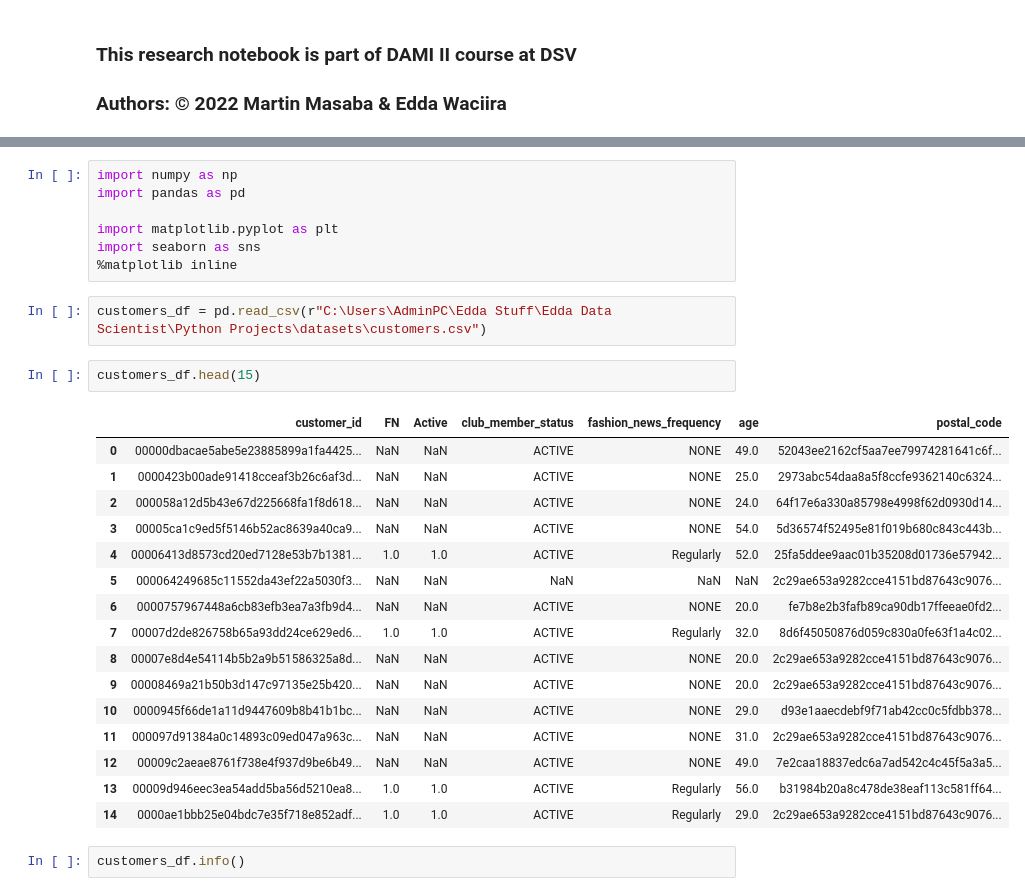
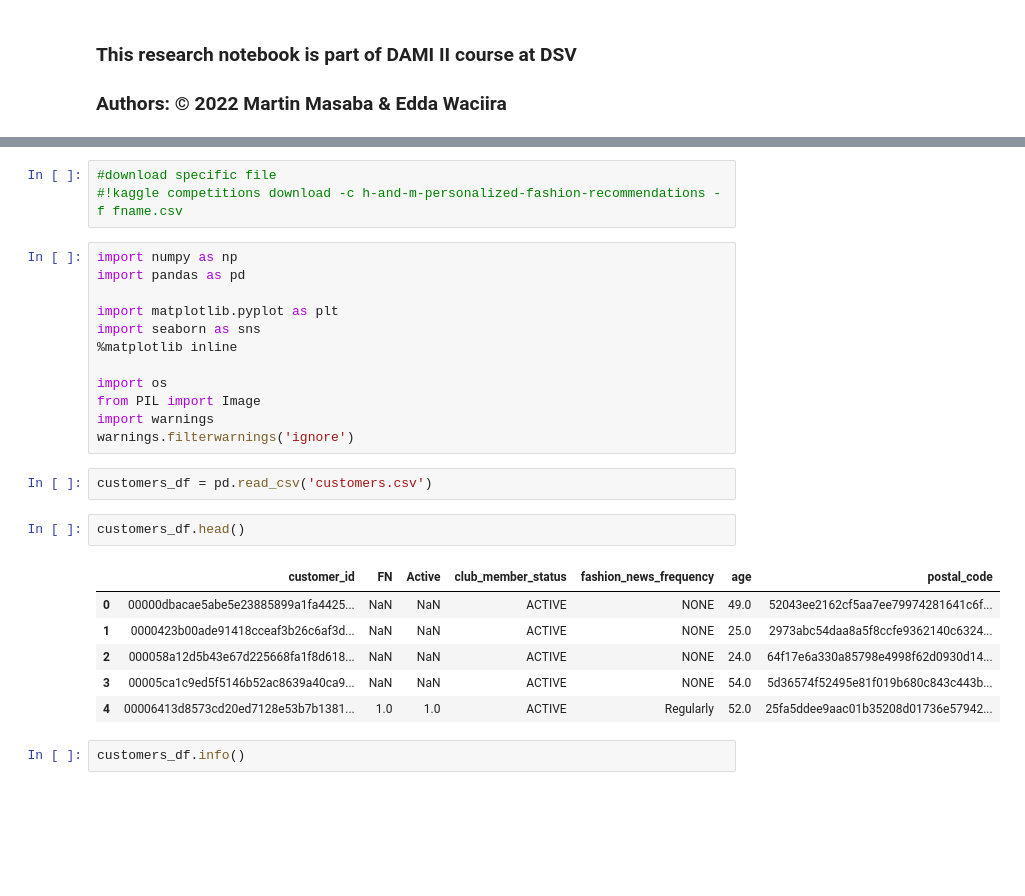
Before and after one commit to Martin-Msb/context-aware-recommendation, a Jupyter notebook: context_aware_recommender.ipynb, the cells around one changed output, grey strips where cells are left out. Saved outputs shown, nothing was run; the diff lists cells and outputs as text; blank space fills up the shorter version.

```diff
--- a/context_aware_recommender.ipynb
+++ b/context_aware_recommender.ipynb
@@ -7,3 +63,6 @@
+# %%
+#download specific file
+#!kaggle competitions download -c h-and-m-personalized-fashion-recommendations -f fname.csv
 # %%
 import numpy as np
 import pandas as pd
@@ -11,27 +70,22 @@ import pandas as pd
 import matplotlib.pyplot as plt
 import seaborn as sns
 %matplotlib inline
+
+import os
+from PIL import Image
+import warnings
+warnings.filterwarnings('ignore')
 # %%
-customers_df = pd.read_csv(r"C:\Users\AdminPC\Edda Stuff\Edda Data Scientist\Python Projects\datasets\customers.csv")
+customers_df = pd.read_csv('customers.csv')
 # %%
-customers_df.head(15)
+customers_df.head()
 # %% [output]
 |  | customer_id | FN | Active | club_member_status | fashion_news_frequency | age | postal_code |
 | 0 | 00000dbacae5abe5e23885899a1fa4425... | NaN | NaN | ACTIVE | NONE | 49.0 | 52043ee2162cf5aa7ee79974281641c6f... |
 | 1 | 0000423b00ade91418cceaf3b26c6af3d... | NaN | NaN | ACTIVE | NONE | 25.0 | 2973abc54daa8a5f8ccfe9362140c6324... |
 | 2 | 000058a12d5b43e67d225668fa1f8d618... | NaN | NaN | ACTIVE | NONE | 24.0 | 64f17e6a330a85798e4998f62d0930d14... |
 | 3 | 00005ca1c9ed5f5146b52ac8639a40ca9... | NaN | NaN | ACTIVE | NONE | 54.0 | 5d36574f52495e81f019b680c843c443b... |
 | 4 | 00006413d8573cd20ed7128e53b7b1381... | 1.0 | 1.0 | ACTIVE | Regularly | 52.0 | 25fa5ddee9aac01b35208d01736e57942... |
-| 5 | 000064249685c11552da43ef22a5030f3... | NaN | NaN | NaN | NaN | NaN | 2c29ae653a9282cce4151bd87643c9076... |
-| 6 | 0000757967448a6cb83efb3ea7a3fb9d4... | NaN | NaN | ACTIVE | NONE | 20.0 | fe7b8e2b3fafb89ca90db17ffeeae0fd2... |
-| 7 | 00007d2de826758b65a93dd24ce629ed6... | 1.0 | 1.0 | ACTIVE | Regularly | 32.0 | 8d6f45050876d059c830a0fe63f1a4c02... |
-| 8 | 00007e8d4e54114b5b2a9b51586325a8d... | NaN | NaN | ACTIVE | NONE | 20.0 | 2c29ae653a9282cce4151bd87643c9076... |
-| 9 | 00008469a21b50b3d147c97135e25b420... | NaN | NaN | ACTIVE | NONE | 20.0 | 2c29ae653a9282cce4151bd87643c9076... |
-| 10 | 0000945f66de1a11d9447609b8b41b1bc... | NaN | NaN | ACTIVE | NONE | 29.0 | d93e1aaecdebf9f71ab42cc0c5fdbb378... |
-| 11 | 000097d91384a0c14893c09ed047a963c... | NaN | NaN | ACTIVE | NONE | 31.0 | 2c29ae653a9282cce4151bd87643c9076... |
-| 12 | 00009c2aeae8761f738e4f937d9be6b49... | NaN | NaN | ACTIVE | NONE | 49.0 | 7e2caa18837edc6a7ad542c4c45f5a3a5... |
-| 13 | 00009d946eec3ea54add5ba56d5210ea8... | 1.0 | 1.0 | ACTIVE | Regularly | 56.0 | b31984b20a8c478de38eaf113c581ff64... |
-| 14 | 0000ae1bbb25e04bdc7e35f718e852adf... | 1.0 | 1.0 | ACTIVE | Regularly | 29.0 | 2c29ae653a9282cce4151bd87643c9076... |
 # %%
 customers_df.info()
 # %% [output]
```
Also changed, not shown: parts of 75 cells of this notebook.
